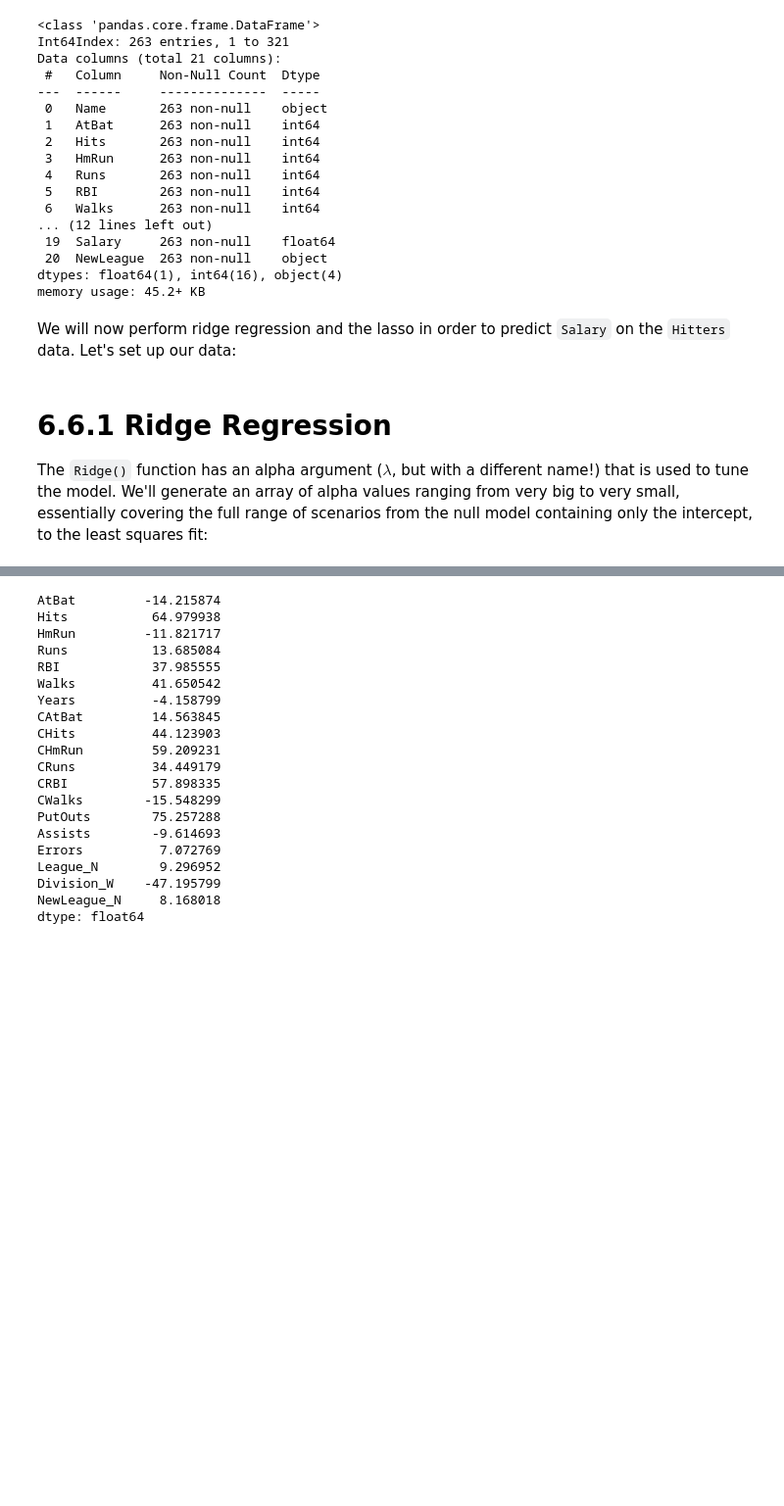
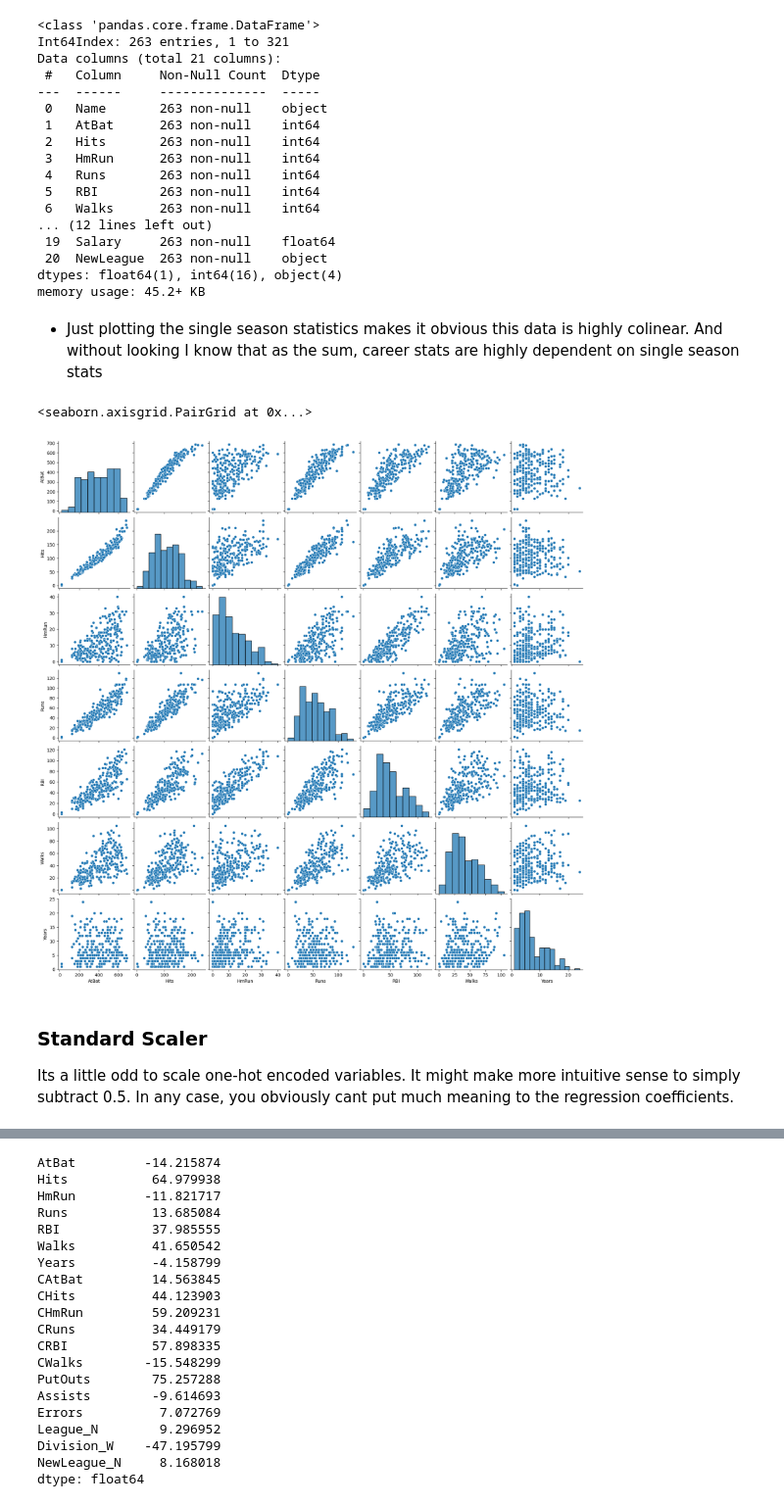
Before and after one commit to RameshSrinivasanCourses/COGS239-StatisticalLearning, a Jupyter notebook: Lectures/Week_4/LassovsRidgeRegression.ipynb, the cells around one changed output, grey strips where cells are left out. Shown at 98% size. Cells and saved outputs as stored; diff of their text form; code cells hidden in the pictures; blank space fills up the shorter version.

```diff
--- a/Lectures/Week_4/LassovsRidgeRegression.ipynb
+++ b/Lectures/Week_4/LassovsRidgeRegression.ipynb
@@ -57,16 +53,19 @@ y = df.Salary
 # %%
 # Split data into training and test sets
 X_train, X_test , y_train, y_test = train_test_split(X, y, test_size=0.25, random_state=1)
-# %% [markdown]
-We will now perform ridge regression and the lasso in order to predict `Salary` on
-the `Hitters` data. Let's set up our data:
+# %% [markdown]
+* Just plotting the single season statistics makes it obvious this data is highly colinear.  And without looking I know that as the sum, career stats are highly dependent on single season stats
+# %%
+sns.pairplot(X.iloc[:,0:7])
+# %% [output]
+<seaborn.axisgrid.PairGrid at 0x...>
+[figure, added]
+# %% [markdown]
+### Standard Scaler
+
+Its a little odd to scale one-hot encoded variables.  It might make more intuitive sense to simply subtract 0.5.  In any case, you obviously cant put much meaning to the regression coefficients.
 # %%
 ss = StandardScaler()
 ss.fit(X_train)
 X_train = ss.transform(X_train)
 X_test = ss.transform(X_test)
-# %% [markdown]
-# 6.6.1 Ridge Regression
-The `Ridge()` function has an alpha argument ($\lambda$, but with a different name!) that is used to tune the model. We'll generate an array of alpha values ranging from very big to very small, essentially
-covering the full range of scenarios from the null model containing
-only the intercept, to the least squares fit:
```
Also changed, not shown: parts of 24 cells of this notebook.
